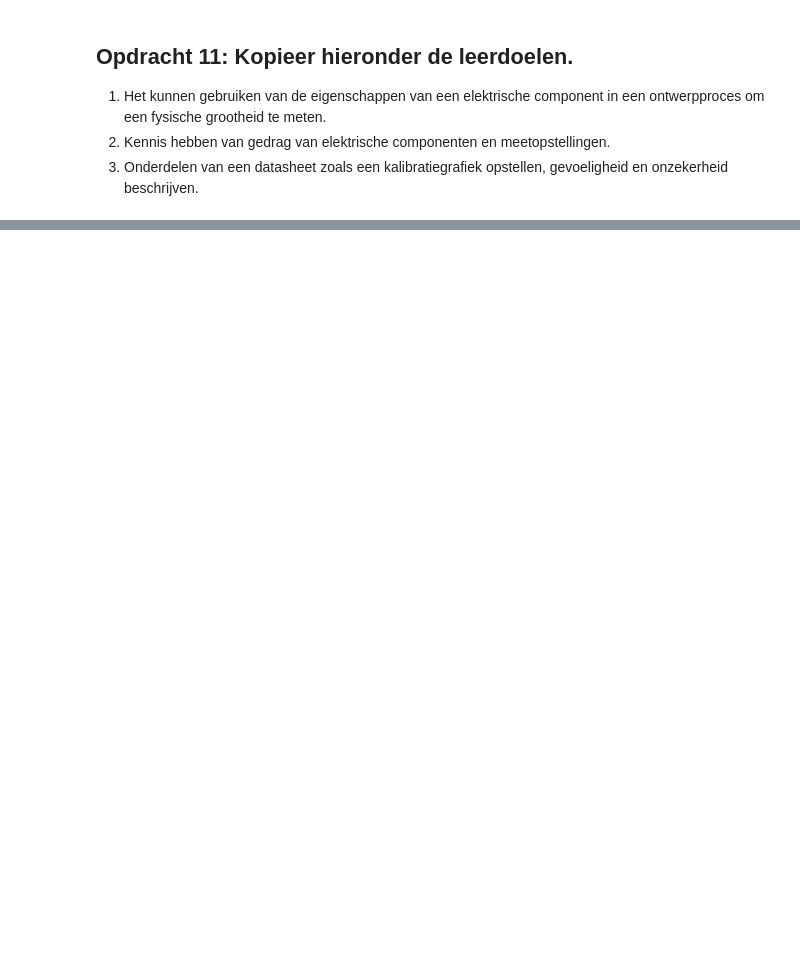
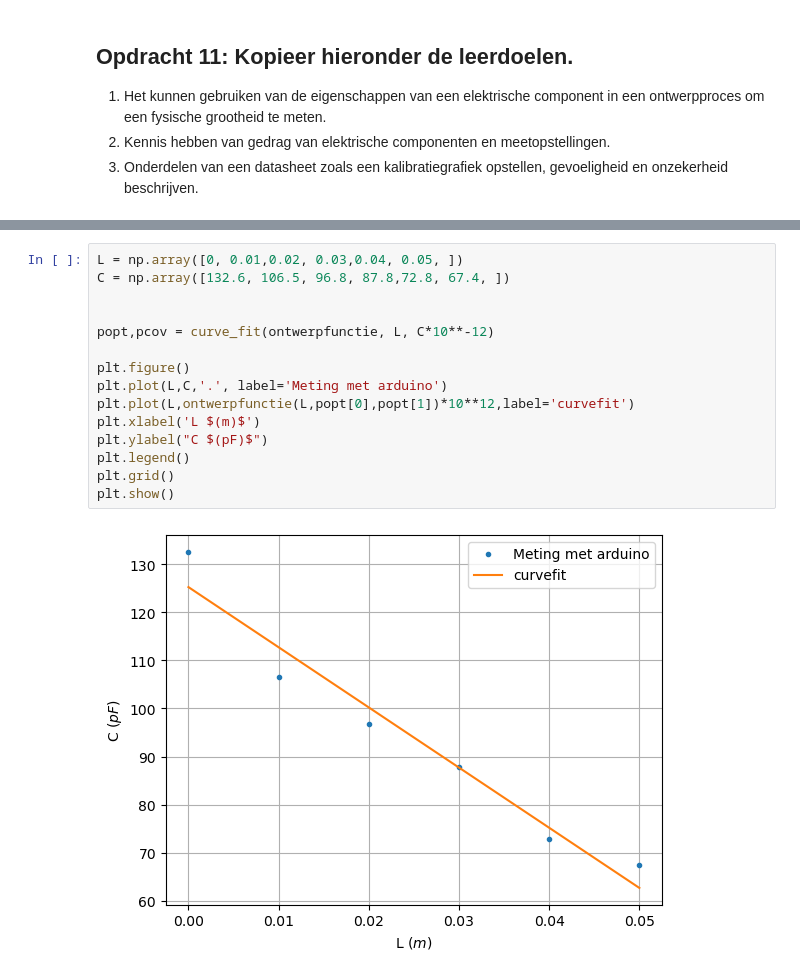
Before and after one commit to HugoRuttenTU/opdrachten-DEF-D, a Jupyter notebook: FysiekeOntwerpopdrachten/2OntwerpEenSensorCondensator/DEFOntwerpopdracht2OntwerpEenSensorInvulTemplate.ipynb, the cells around one changed output, grey strips where cells are left out. Cells and saved outputs as stored; diff of their text form; blank space fills up the shorter version.

```diff
--- a/FysiekeOntwerpopdrachten/2OntwerpEenSensorCondensator/DEFOntwerpopdracht2OntwerpEenSensorInvulTemplate.ipynb
+++ b/FysiekeOntwerpopdrachten/2OntwerpEenSensorCondensator/DEFOntwerpopdracht2OntwerpEenSensorInvulTemplate.ipynb
@@ -172,0 +221,17 @@ kopieer hier de cel(len) waaruit blijkt dat jullie leerdoel 3 beheersen.
+# %%
+L = np.array([0, 0.01,0.02, 0.03,0.04, 0.05, ])
+C = np.array([132.6, 106.5, 96.8, 87.8,72.8, 67.4, ])
+
+
+popt,pcov = curve_fit(ontwerpfunctie, L, C*10**-12)
+
+plt.figure()
+plt.plot(L,C,'.', label='Meting met arduino')
+plt.plot(L,ontwerpfunctie(L,popt[0],popt[1])*10**12,label='curvefit')
+plt.xlabel('L $(m)$')
+plt.ylabel("C $(pF)$")
+plt.legend()
+plt.grid()
+plt.show()
+# %% [output]
+[figure, added]
```
Also changed, not shown: parts of 17 cells of this notebook.
